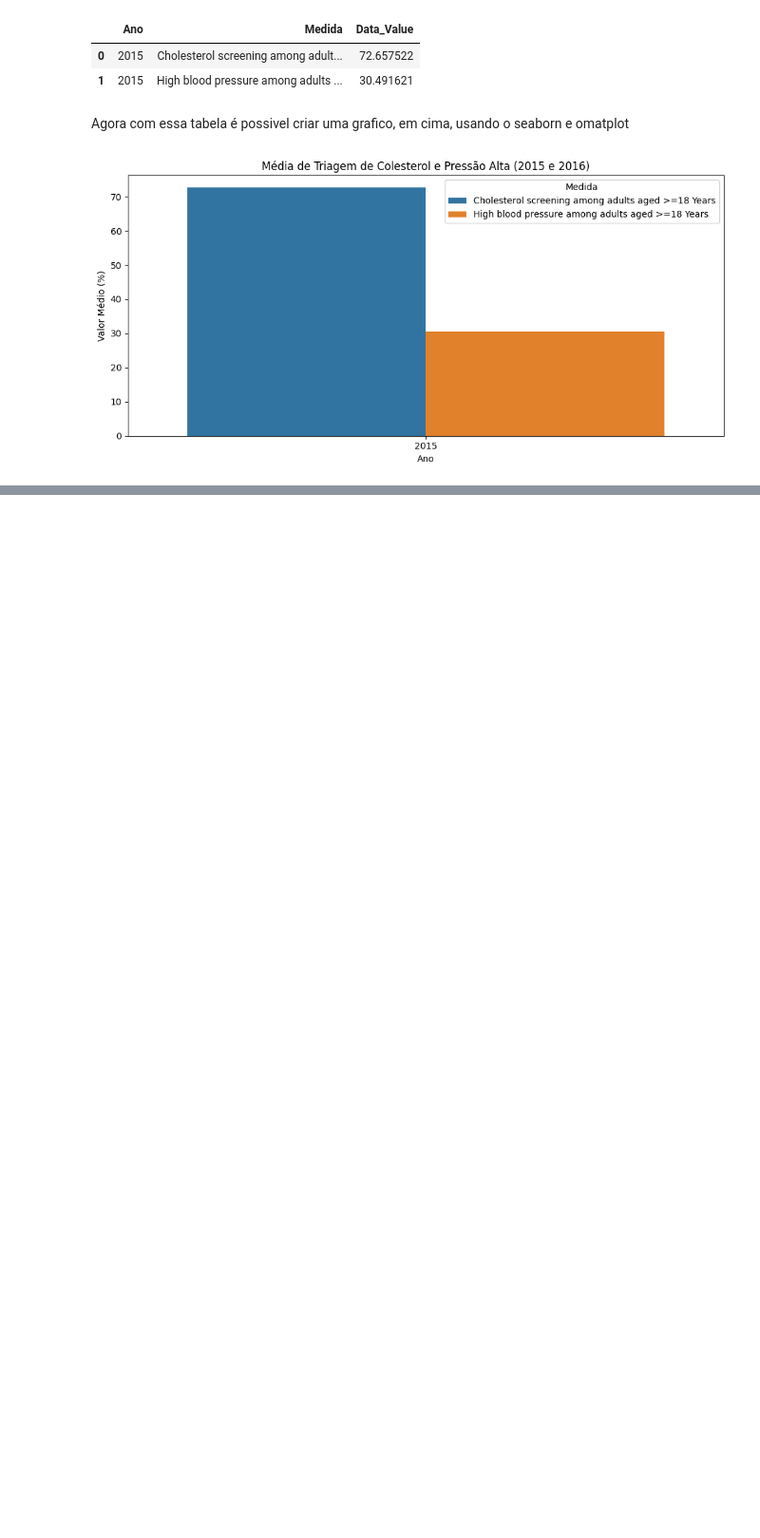
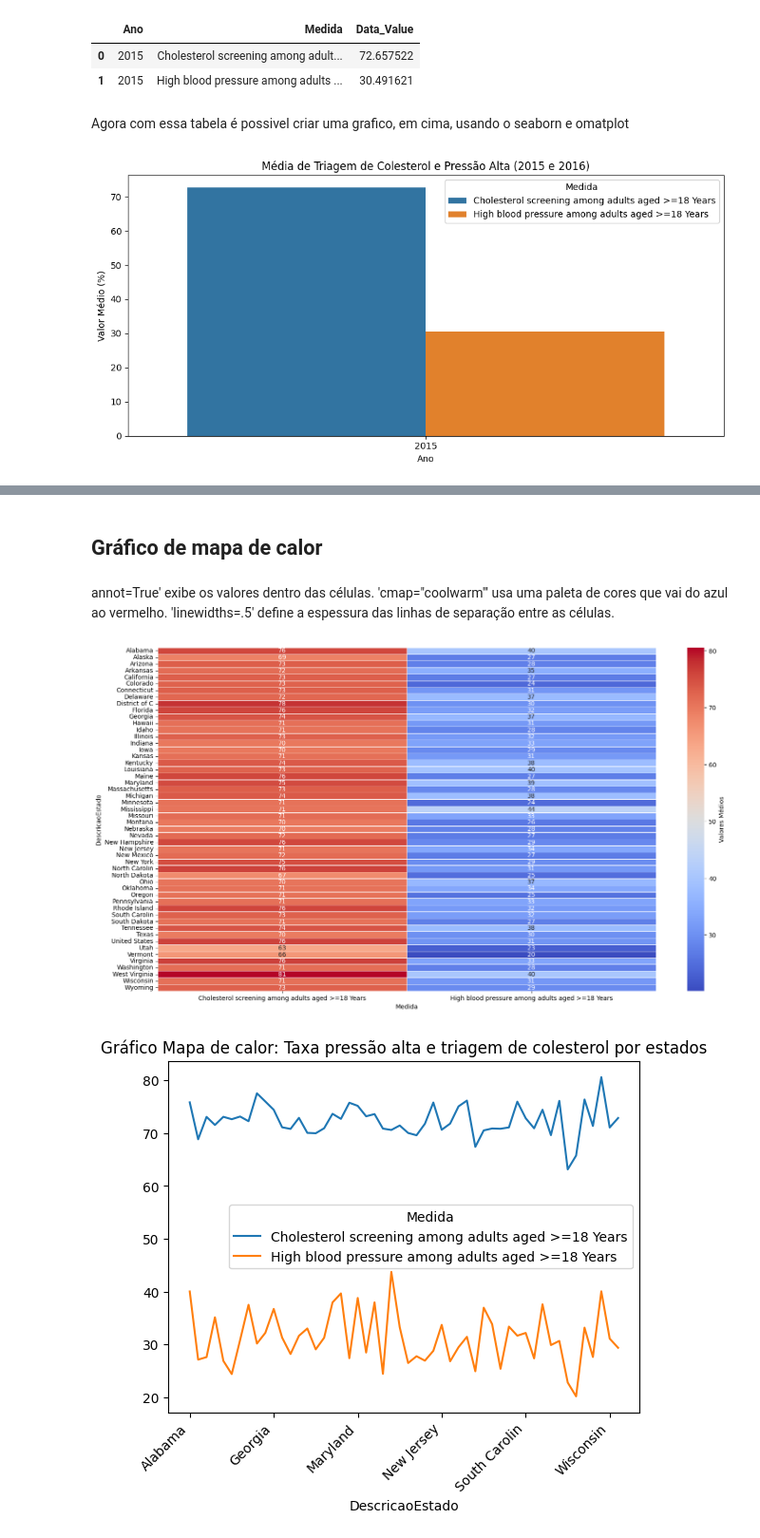
Before and after one commit to Lyanan85/In-GameSeries, a Jupyter notebook: projeot1.ipynb, the cells around one changed output, grey strips where cells are left out. Shown at 95% size. Saved outputs shown, nothing was run; the diff lists cells and outputs as text; code cells hidden in the pictures; blank space fills up the shorter version.

```diff
--- a/projeot1.ipynb
+++ b/projeot1.ipynb
@@ -403,0 +505,19 @@ plt.show()
+# %% [markdown]
+## Gráfico de mapa de calor
+# %% [markdown]
+ annot=True' exibe os valores dentro das células.
+ 'cmap="coolwarm"' usa uma paleta de cores que vai do azul ao vermelho.
+ 'linewidths=.5' define a espessura das linhas de separação entre as células.
+# %%
+plt.figure(figsize=(18,10))
+sns.heatmap(FiltroEstados, annot= True, cmap= "coolwarm", linewidths=.5, cbar_kws={'label': 'Valores Médios'})  # Rótulo da barra de cores
+
+GraficoMapaDecalorPorEstados=FiltroEstados.plot()
+plt.title("Gráfico Mapa de calor: Taxa pressão alta e triagem de colesterol por estados")
+plt.xticks(rotation=45, ha="right", fontsize=10)
+
+
+plt.show()
+# %% [output]
+[figure, added]
+[figure, added]
```
Also changed, not shown: parts of 25 cells of this notebook.
